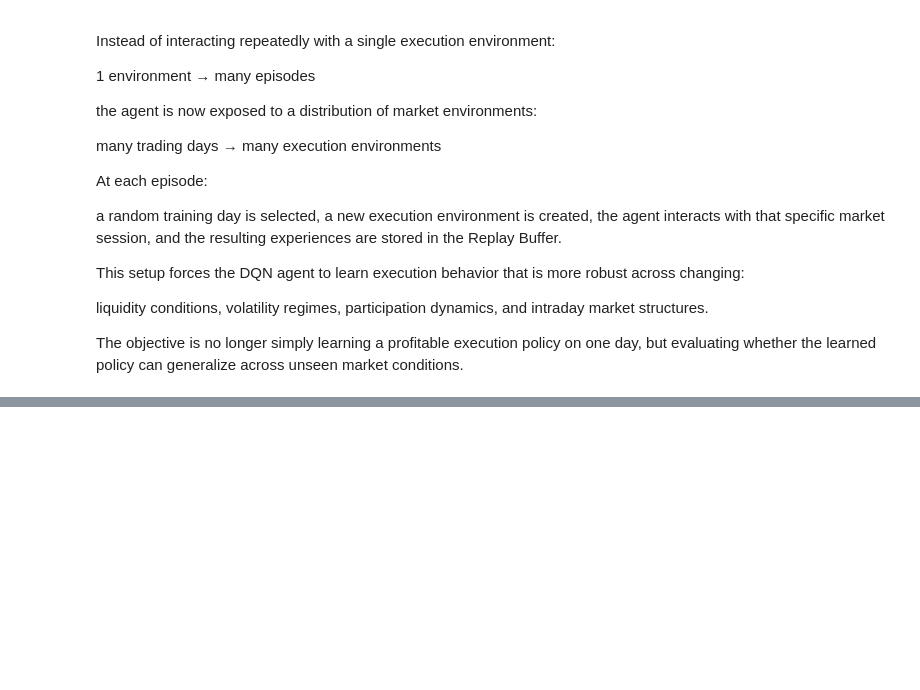
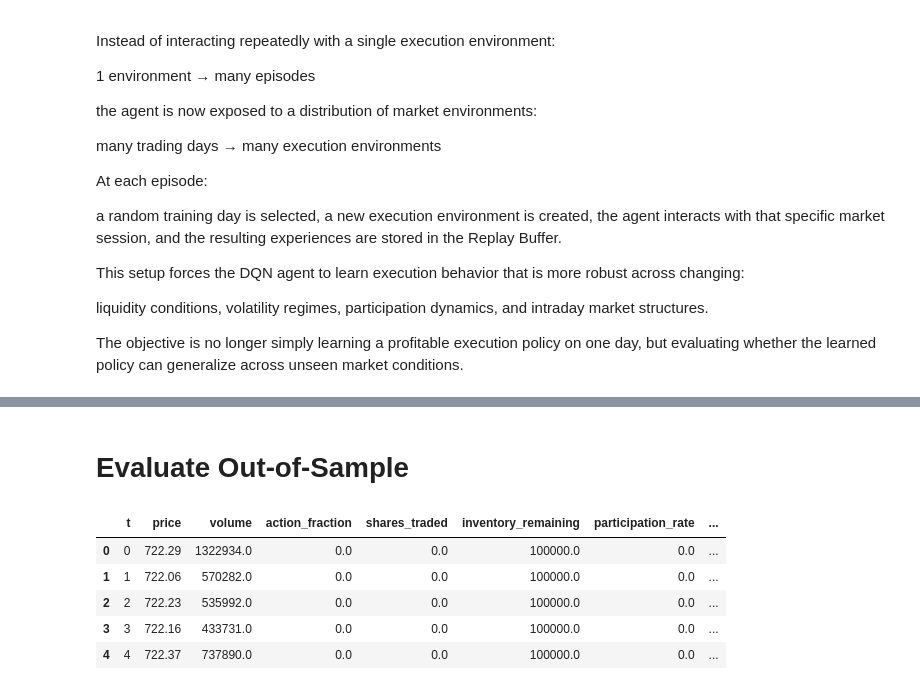
Before and after one commit to ADRIANVM117/data-science-portfolio, a Jupyter notebook: Optimal_execution_under_market_impact/notebooks/06_out_of_sample_generalization_and_robustness_analysis.ipynb, the cells around one changed output, grey strips where cells are left out. Cells and saved outputs as stored; diff of their text form; code cells hidden in the pictures; blank space fills up the shorter version.

```diff
--- a/Optimal_execution_under_market_impact/notebooks/06_out_of_sample_generalization_and_robustness_analysis.ipynb
+++ b/Optimal_execution_under_market_impact/notebooks/06_out_of_sample_generalization_and_robustness_analysis.ipynb
@@ -434,0 +554,2 @@ The objective is no longer simply learning a profitable execution policy on one
+# %% [markdown]
+# <b> Evaluate Out-of-Sample </b>
@@ -434,0 +601,14 @@ The objective is no longer simply learning a profitable execution policy on one
+# %%
+df_dqn_oos = pd.concat(
+    dqn_test_histories,
+    ignore_index=True
+)
+
+df_dqn_oos.head()
+# %% [output]
+|  | t | price | volume | action_fraction | shares_traded | inventory_remaining | participation_rate | ... |
+| 0 | 0 | 722.29 | 1322934.0 | 0.0 | 0.0 | 100000.0 | 0.0 | ... |
+| 1 | 1 | 722.06 | 570282.0 | 0.0 | 0.0 | 100000.0 | 0.0 | ... |
+| 2 | 2 | 722.23 | 535992.0 | 0.0 | 0.0 | 100000.0 | 0.0 | ... |
+| 3 | 3 | 722.16 | 433731.0 | 0.0 | 0.0 | 100000.0 | 0.0 | ... |
+| 4 | 4 | 722.37 | 737890.0 | 0.0 | 0.0 | 100000.0 | 0.0 | ... |
```
Also changed, not shown: parts of 15 cells of this notebook, 2 other files.
